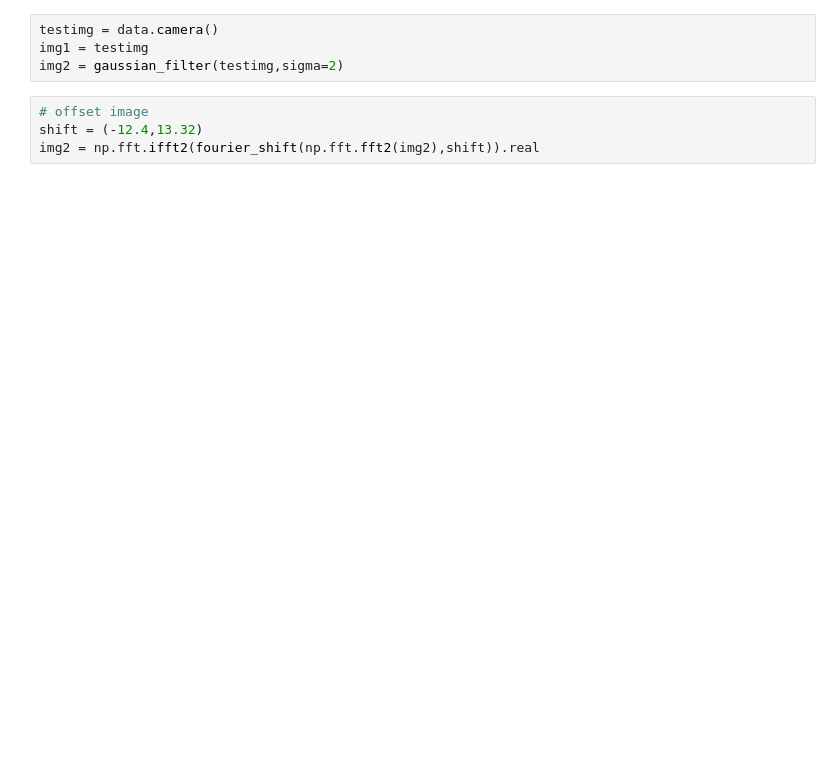
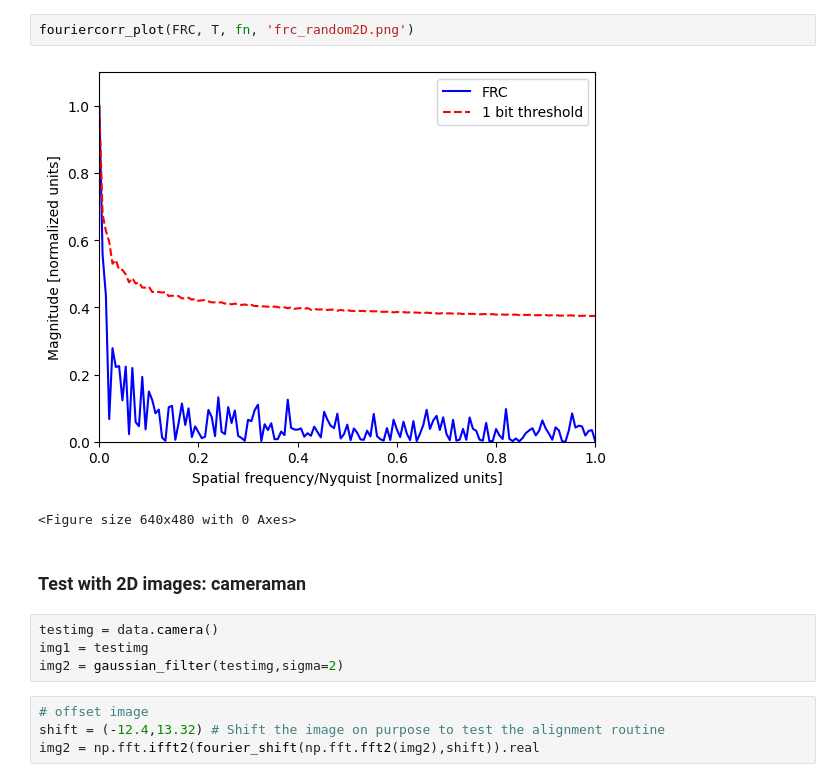
Before and after one commit to ptycho/ptypy, a Jupyter notebook: ptypy/utils/test_FRC.ipynb, the cells around one changed output. Drawn from its saved outputs; the diff is of its cells as text; blank space fills up the shorter version.

```diff
--- a/ptypy/utils/test_FRC.ipynb
+++ b/ptypy/utils/test_FRC.ipynb
@@ -8,8 +32,15 @@ from metrics import fourierringcorrelation, frc_plot
+# %%
+fouriercorr_plot(FRC, T, fn, 'frc_random2D.png')
+# %% [output]
+[figure, added]
+<Figure size 640x480 with 0 Axes>
+# %% [markdown]
+### Test with 2D images: cameraman
 # %%
 testimg = data.camera()
 img1 = testimg
 img2 = gaussian_filter(testimg,sigma=2)
 # %%
 # offset image
-shift = (-12.4,13.32)
+shift = (-12.4,13.32) # Shift the image on purpose to test the alignment routine
 img2 = np.fft.ifft2(fourier_shift(np.fft.fft2(img2),shift)).real
```
Also changed, not shown: parts of 16 cells of this notebook, 1 other file.
